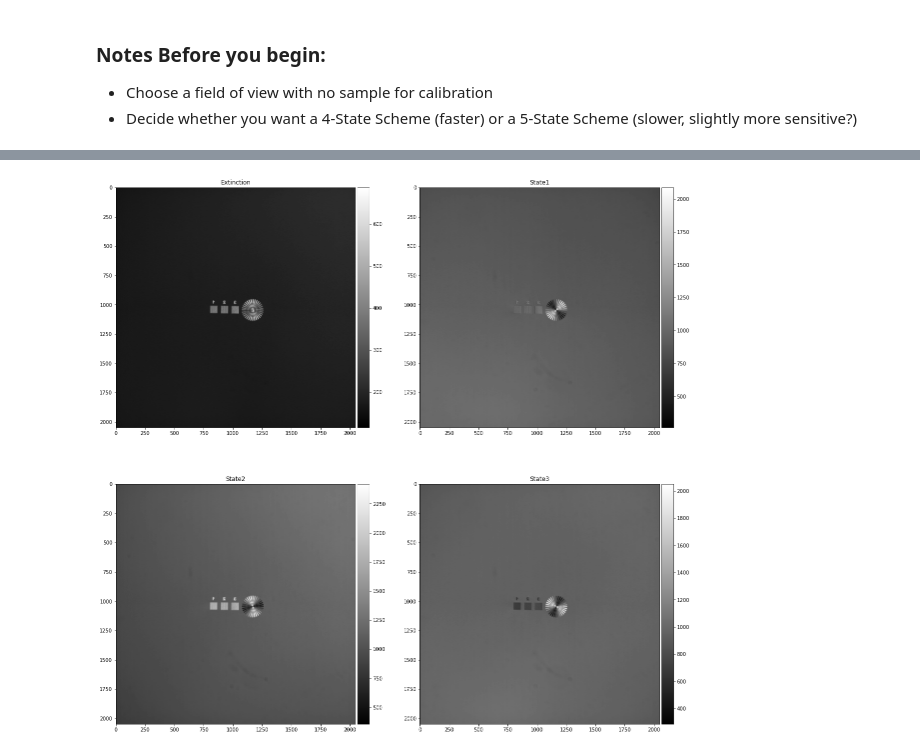
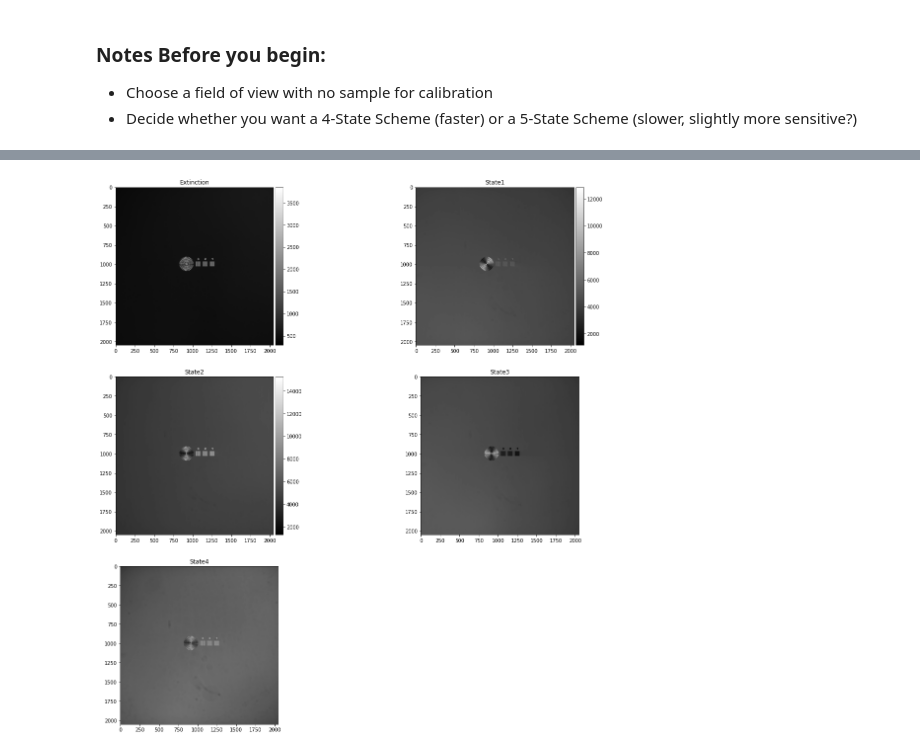
Before and after one commit to mehta-lab/waveorder, a Jupyter notebook: notebooks/QLIPP_Calibration_Notebook.ipynb, the cells around one changed output, grey strips where cells are left out. Drawn from its saved outputs; the diff is of its cells as text; code cells hidden in the pictures.

Commit message:
fix small bugs after testing

```diff
--- a/notebooks/QLIPP_Calibration_Notebook.ipynb
+++ b/notebooks/QLIPP_Calibration_Notebook.ipynb
@@ -24,13 +24,13 @@ calib = QLIPP_Calibration(mmc, mm, optimization='min_scalar')
 # %%
 %%time
 
-calibration_scheme = '4-State Extinction'
-# calibration_scheme = '5-State'
+# calibration_scheme = '4-State Extinction'
+calibration_scheme = '5-State'
 swing = 0.1
 wavelength = 546
 use_full_FOV = False
 
-meta_file_name = r'Q:\Cameron\Calibration_Testing\metadata_test.txt'
+meta_file_name = r'Q:\Cameron\Calibration_Testing\metadata_test_5state.txt'
 
 # Run Calibration
 calib.run_calibration(calibration_scheme, options=(swing, wavelength, meta_file_name, use_full_FOV))
@@ -54,14 +106,14 @@ update (2986.217596, 0.110000, 0.550000)
 # %%
 ## Take set of BG Images
 
-directory = r'Q:\Cameron\Calibration_Testing\BG'
+directory = r'Q:\Cameron\Calibration_Testing\BG_5State'
 
-n_avg = 20
+n_avg = 10
 
 if calibration_scheme == '5-State':
     calib.capture_bg(n_avg, 5, directory)
 
 elif calibration_scheme == '4-State Extinction':
     calib.capture_bg(n_avg, 4, directory)
 # %% [output]
-[figure, old version]
+[figure, new version]
```
Also changed, not shown: parts of 1 cell of this notebook, 2 other files.
